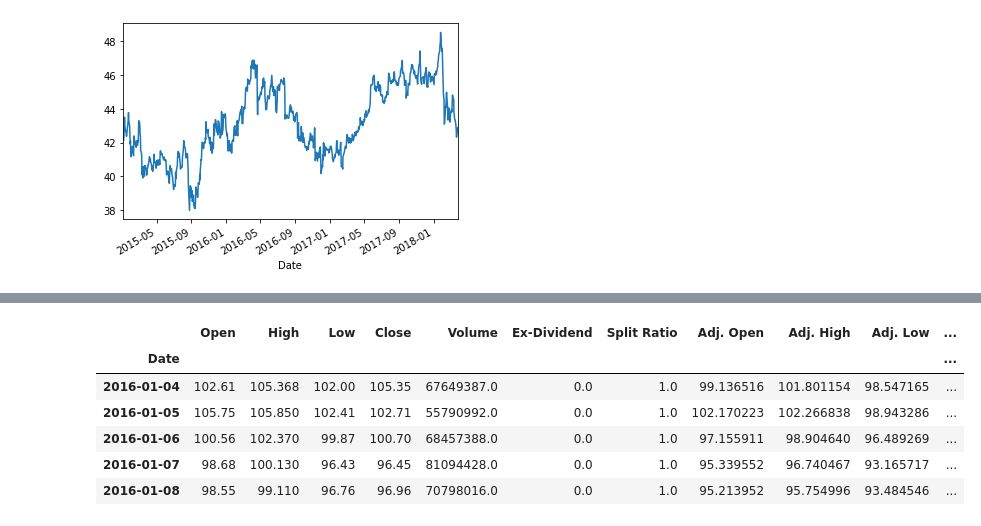
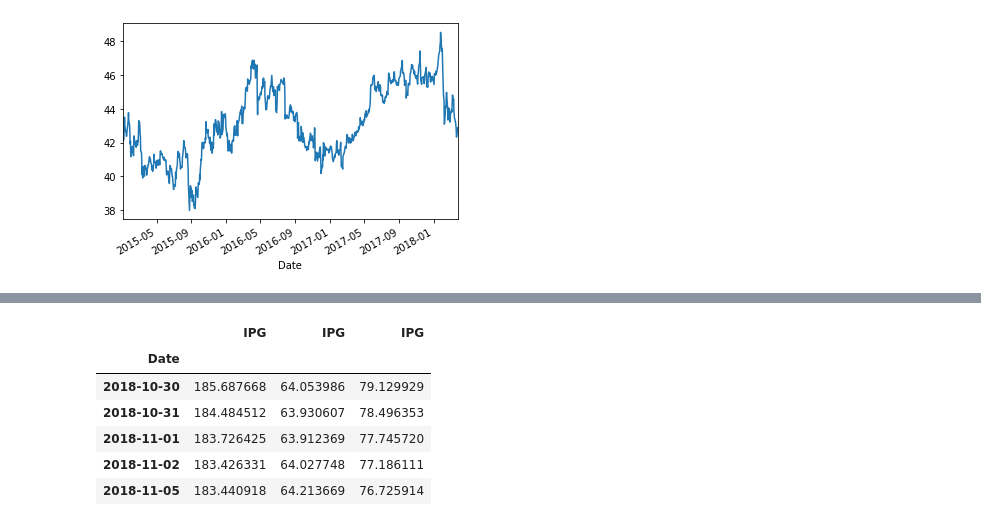
Before and after one commit to lgarciaco1/final_project, a Jupyter notebook: Final-Project.ipynb, the cells around one changed output, grey strips where cells are left out. Saved outputs shown, nothing was run; the diff lists cells and outputs as text; code cells hidden in the pictures.

Commit message:
Dataframe con predicciones limpio

```diff
--- a/Final-Project.ipynb
+++ b/Final-Project.ipynb
@@ -215,0 +211,3 @@ apple = quandl.get("WIKI/" + s, start_date=start, end_date=end)
+# %%
+for i in range(2):
+    print(tickers_limpio[i])
@@ -215,0 +300,25 @@ apple = quandl.get("WIKI/" + s, start_date=start, end_date=end)
+# %%
+import yfinance as yf
+
+comp = yf.Ticker(tickers_limpio[0])
+
+comp=comp.history(period="max")
+
+
+df=comp.tail(900)
+
+
+data = df.sort_index(ascending=True, axis=0)
+data["Date"]=df.index
+#creating a separate dataset
+new_data = pd.DataFrame(index=range(0,len(df)),columns=['Date', 'Close'])
+
+for i in range(0,len(data)):
+    new_data['Date'][i] = data['Date'][i]
+    new_data['Close'][i] = data['Close'][i]
+
+new_data.index = new_data.Date
+new_data.drop('Date', axis=1, inplace=True)
+# %%
+df_pred=new_data[700:]
+df_predicciones=new_data[700:]
@@ -216,10 +405,12 @@ apple = quandl.get("WIKI/" + s, start_date=start, end_date=end)
+# %%
+df_predicciones_limpio=df_predicciones.drop(["Close"],axis=1)
 # %%
-apple.head()
+df_predicciones_limpio.head()
 # %% [output]
-|  | Open | High | Low | Close | Volume | Ex-Dividend | Split Ratio | Adj. Open | Adj. High | Adj. Low | ... |
-| Date |  |  |  |  |  |  |  |  |  |  | ... |
-| 2016-01-04 | 102.61 | 105.368 | 102.00 | 105.35 | 67649387.0 | 0.0 | 1.0 | 99.136516 | 101.801154 | 98.547165 | ... |
-| 2016-01-05 | 105.75 | 105.850 | 102.41 | 102.71 | 55790992.0 | 0.0 | 1.0 | 102.170223 | 102.266838 | 98.943286 | ... |
-| 2016-01-06 | 100.56 | 102.370 | 99.87 | 100.70 | 68457388.0 | 0.0 | 1.0 | 97.155911 | 98.904640 | 96.489269 | ... |
-| 2016-01-07 | 98.68 | 100.130 | 96.43 | 96.45 | 81094428.0 | 0.0 | 1.0 | 95.339552 | 96.740467 | 93.165717 | ... |
-| 2016-01-08 | 98.55 | 99.110 | 96.76 | 96.96 | 70798016.0 | 0.0 | 1.0 | 95.213952 | 95.754996 | 93.484546 | ... |
+|  | IPG | IPG | IPG |
+| Date |  |  |  |
+| 2018-10-30 | 185.687668 | 64.053986 | 79.129929 |
+| 2018-10-31 | 184.484512 | 63.930607 | 78.496353 |
+| 2018-11-01 | 183.726425 | 63.912369 | 77.745720 |
+| 2018-11-02 | 183.426331 | 64.027748 | 77.186111 |
+| 2018-11-05 | 183.440918 | 64.213669 | 76.725914 |
```
Also changed, not shown: parts of 26 cells of this notebook, 1 other file.
